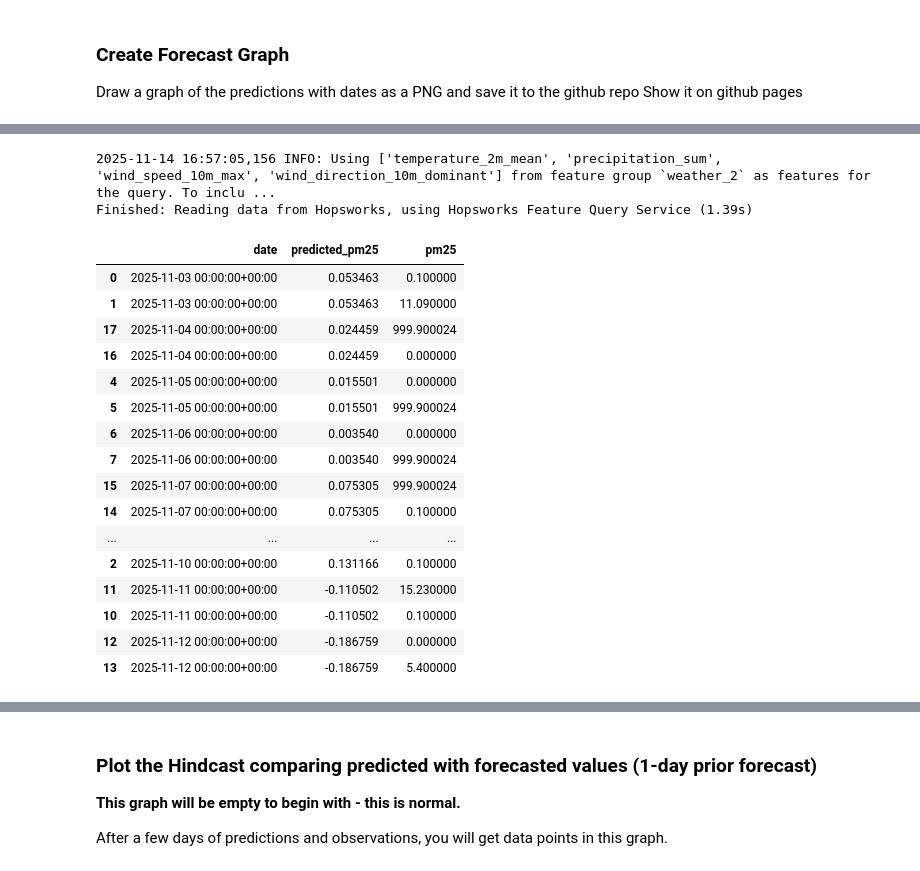
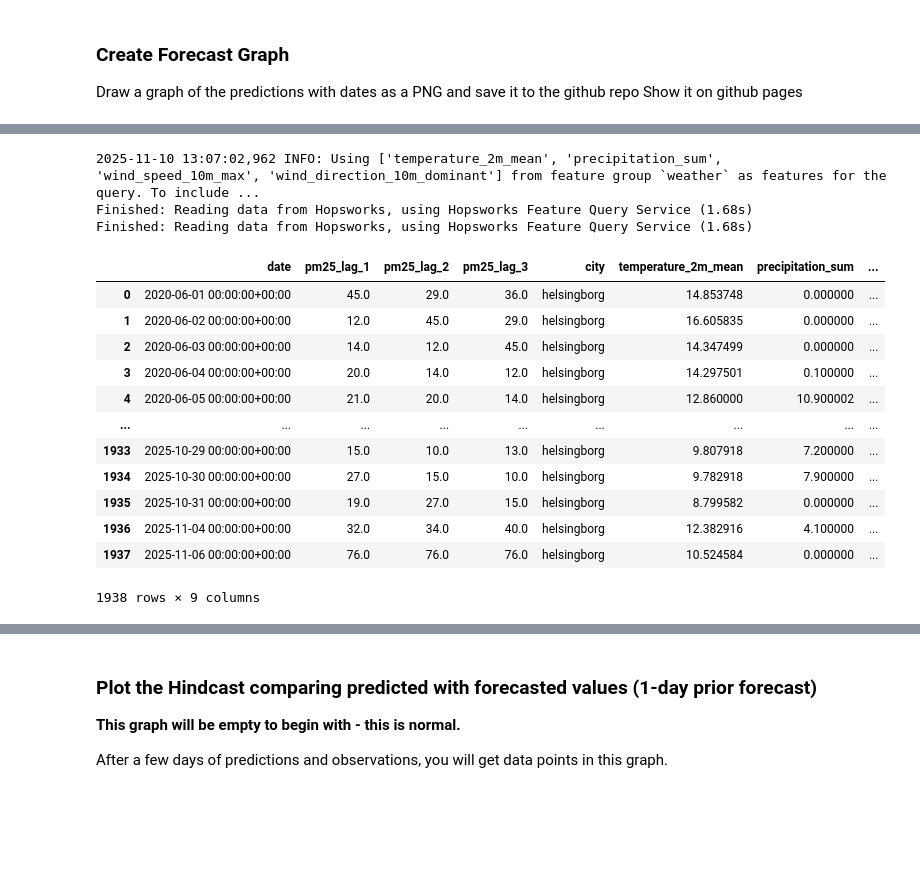
Before and after one commit to hanaeBM/mlfs-book, a Jupyter notebook: notebooks/airquality/4_air_quality_batch_inference.ipynb, the cells around one changed output, grey strips where cells are left out. Drawn from its saved outputs; the diff is of its cells as text; code cells hidden in the pictures; blank space fills up the shorter version.

```diff
--- a/notebooks/airquality/4_air_quality_batch_inference.ipynb
+++ b/notebooks/airquality/4_air_quality_batch_inference.ipynb
@@ -326,5 +304,14 @@ monitor_fg = fs.get_or_create_feature_group(
     event_time="date"
 )
 # %%
+# Convert data types to match Hopsworks feature group schema (float32 instead of float64/double)
+batch_data['pm25_lag_1'] = batch_data['pm25_lag_1'].astype('float32')
+batch_data['pm25_lag_2'] = batch_data['pm25_lag_2'].astype('float32')
+batch_data['pm25_lag_3'] = batch_data['pm25_lag_3'].astype('float32')
+batch_data['predicted_pm25'] = batch_data['predicted_pm25'].astype('float32')
+
+print("Data types after conversion:")
+print(batch_data[['pm25_lag_1', 'pm25_lag_2', 'pm25_lag_3', 'predicted_pm25']].dtypes)
+
 monitor_fg.insert(batch_data, wait=True)
 # %% [output]
@@ -385,43 +402,24 @@ importlib.reload(util)
 # %%
 outcome_df = air_quality_df[['date', 'pm25']]
-monitoring_df['predicted_pm25']=monitoring_df['predicted_pm25'].astype('float64')
-
 preds_df =  monitoring_df[['date', 'predicted_pm25']]
 
-
-hindcast_df = pd.merge(preds_df, outcome_df, on="date")
-hindcast_df = hindcast_df.sort_values(by=['date'])
-
-features_df = air_quality_fg.select(['date','pm25_lag_1','pm25_lag_2','pm25_lag_3','city']).join(
-    weather_fg.select_features(), on=['city']
-).read()
-
-for col in ['pm25_lag_1', 'pm25_lag_2', 'pm25_lag_3']:
-    if col in features_df.columns:
-        features_df[col] = features_df[col].astype('float64')
-
-
-# If there are no outcomes for predictions yet, generate some predictions/outcomes from existing data
-if len(hindcast_df) == 0:
-    hindcast_df = util.backfill_predictions_for_monitoring(features_df, air_quality_df, monitor_fg, retrieved_xgboost_model)
-hindcast_df
+input_fg = air_quality_fg.select(['date', 'pm25_lag_1', 'pm25_lag_2', 'pm25_lag_3', 'city']).join(weather_fg.select_features(), on=['city'])
+input_df = input_fg.read()
+input_df
 # %% [output]
-2025-11-14 16:57:05,156 INFO: Using ['temperature_2m_mean', 'precipitation_sum', 'wind_speed_10m_max', 'wind_direction_10m_dominant'] from feature group `weather_2` as features for the query. To inclu ...
-Finished: Reading data from Hopsworks, using Hopsworks Feature Query Service (1.39s)
+2025-11-10 13:07:02,962 INFO: Using ['temperature_2m_mean', 'precipitation_sum', 'wind_speed_10m_max', 'wind_direction_10m_dominant'] from feature group `weather` as features for the query. To include ...
+Finished: Reading data from Hopsworks, using Hopsworks Feature Query Service (1.68s)
+Finished: Reading data from Hopsworks, using Hopsworks Feature Query Service (1.68s)
-|  | date | predicted_pm25 | pm25 |
-| 0 | 2025-11-03 00:00:00+00:00 | 0.053463 | 0.100000 |
-| 1 | 2025-11-03 00:00:00+00:00 | 0.053463 | 11.090000 |
-| 17 | 2025-11-04 00:00:00+00:00 | 0.024459 | 999.900024 |
-| 16 | 2025-11-04 00:00:00+00:00 | 0.024459 | 0.000000 |
-| 4 | 2025-11-05 00:00:00+00:00 | 0.015501 | 0.000000 |
-| 5 | 2025-11-05 00:00:00+00:00 | 0.015501 | 999.900024 |
-| 6 | 2025-11-06 00:00:00+00:00 | 0.003540 | 0.000000 |
-| 7 | 2025-11-06 00:00:00+00:00 | 0.003540 | 999.900024 |
-| 15 | 2025-11-07 00:00:00+00:00 | 0.075305 | 999.900024 |
-| 14 | 2025-11-07 00:00:00+00:00 | 0.075305 | 0.100000 |
-| ... | ... | ... | ... |
-| 2 | 2025-11-10 00:00:00+00:00 | 0.131166 | 0.100000 |
-| 11 | 2025-11-11 00:00:00+00:00 | -0.110502 | 15.230000 |
-| 10 | 2025-11-11 00:00:00+00:00 | -0.110502 | 0.100000 |
-| 12 | 2025-11-12 00:00:00+00:00 | -0.186759 | 0.000000 |
-| 13 | 2025-11-12 00:00:00+00:00 | -0.186759 | 5.400000 |
+|  | date | pm25_lag_1 | pm25_lag_2 | pm25_lag_3 | city | temperature_2m_mean | precipitation_sum | ... |
+| 0 | 2020-06-01 00:00:00+00:00 | 45.0 | 29.0 | 36.0 | helsingborg | 14.853748 | 0.000000 | ... |
+| 1 | 2020-06-02 00:00:00+00:00 | 12.0 | 45.0 | 29.0 | helsingborg | 16.605835 | 0.000000 | ... |
+| 2 | 2020-06-03 00:00:00+00:00 | 14.0 | 12.0 | 45.0 | helsingborg | 14.347499 | 0.000000 | ... |
+| 3 | 2020-06-04 00:00:00+00:00 | 20.0 | 14.0 | 12.0 | helsingborg | 14.297501 | 0.100000 | ... |
+| 4 | 2020-06-05 00:00:00+00:00 | 21.0 | 20.0 | 14.0 | helsingborg | 12.860000 | 10.900002 | ... |
+| ... | ... | ... | ... | ... | ... | ... | ... | ... |
+| 1933 | 2025-10-29 00:00:00+00:00 | 15.0 | 10.0 | 13.0 | helsingborg | 9.807918 | 7.200000 | ... |
+| 1934 | 2025-10-30 00:00:00+00:00 | 27.0 | 15.0 | 10.0 | helsingborg | 9.782918 | 7.900000 | ... |
+| 1935 | 2025-10-31 00:00:00+00:00 | 19.0 | 27.0 | 15.0 | helsingborg | 8.799582 | 0.000000 | ... |
+| 1936 | 2025-11-04 00:00:00+00:00 | 32.0 | 34.0 | 40.0 | helsingborg | 12.382916 | 4.100000 | ... |
+| 1937 | 2025-11-06 00:00:00+00:00 | 76.0 | 76.0 | 76.0 | helsingborg | 10.524584 | 0.000000 | ... |
+1938 rows × 9 columns
```
Also changed, not shown: parts of 21 cells of this notebook.
